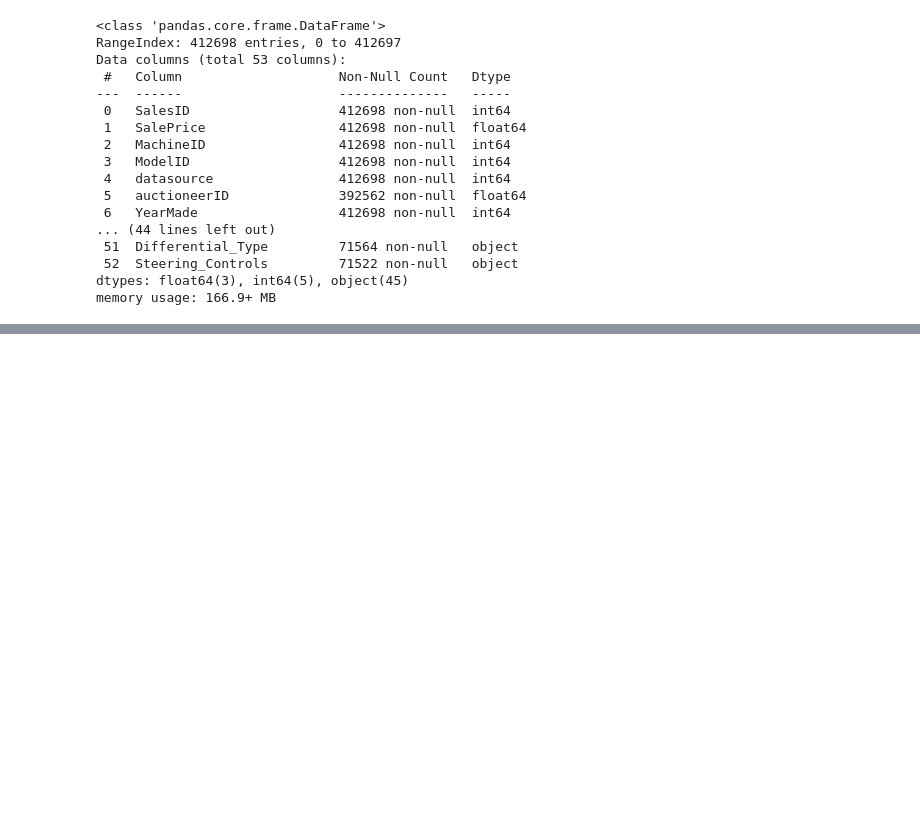
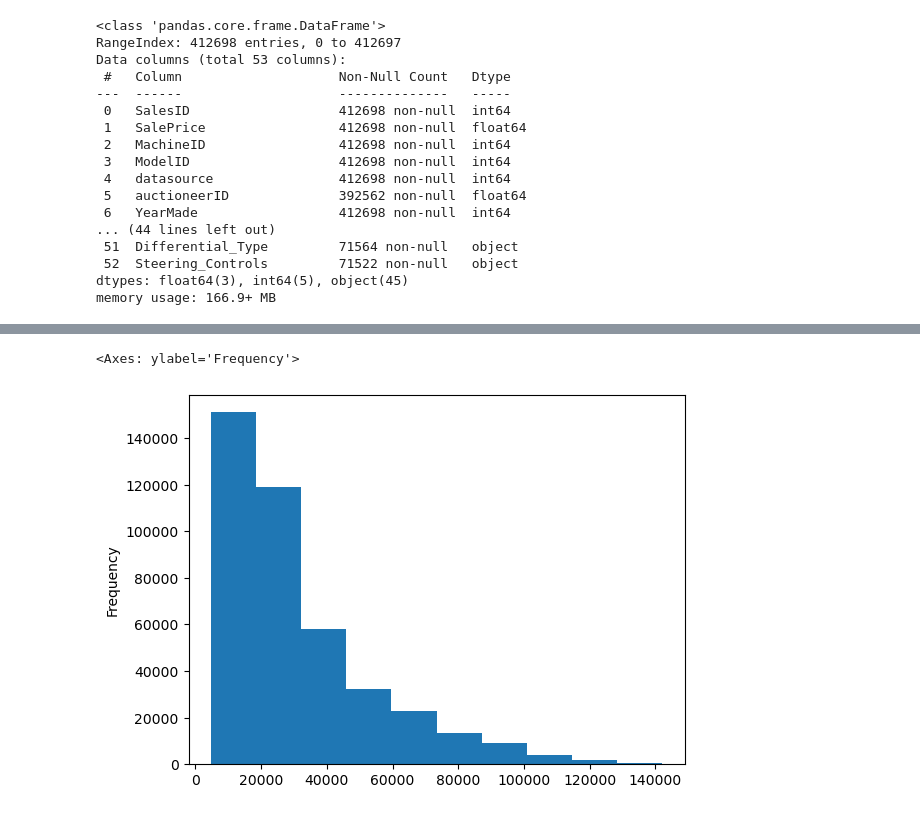
Before and after one commit to Md-Aziz-Developer/buildozer-price-prediction-project, a Jupyter notebook: end-to-end-bulldozer-price-regression.ipynb, the cells around one changed output, grey strips where cells are left out. Drawn from its saved outputs; the diff is of its cells as text; code cells hidden in the pictures; blank space fills up the shorter version.

```diff
--- a/end-to-end-bulldozer-price-regression.ipynb
+++ b/end-to-end-bulldozer-price-regression.ipynb
@@ -59,0 +101,5 @@ memory usage: 166.9+ MB
+# %%
+df.SalePrice.plot.hist()
+# %% [output]
+<Axes: ylabel='Frequency'>
+[figure, added]
```
Also changed, not shown: parts of 16 cells of this notebook.
